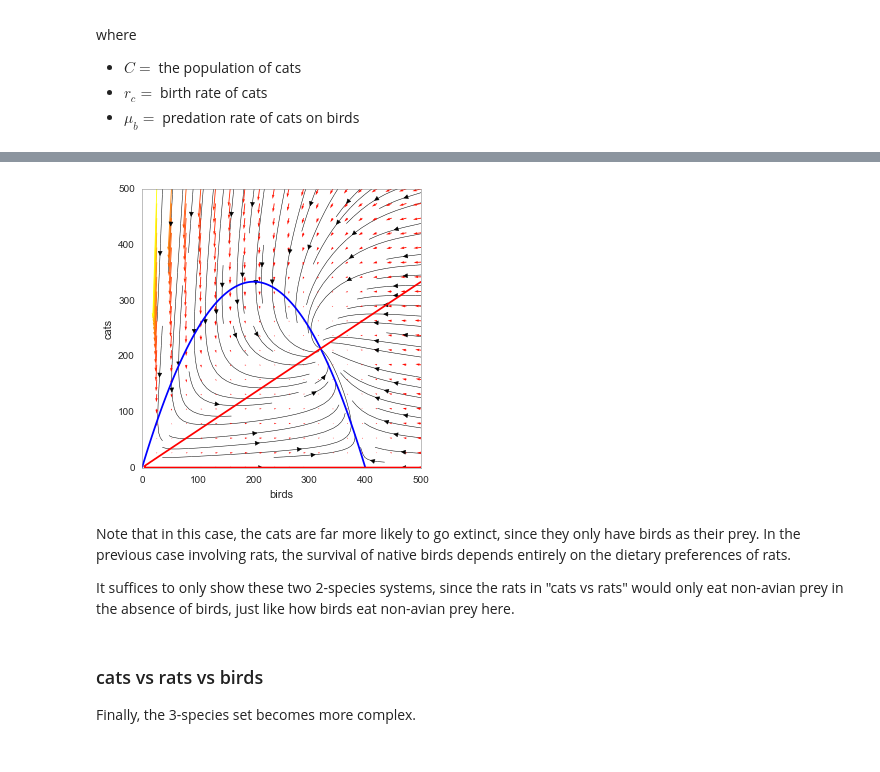
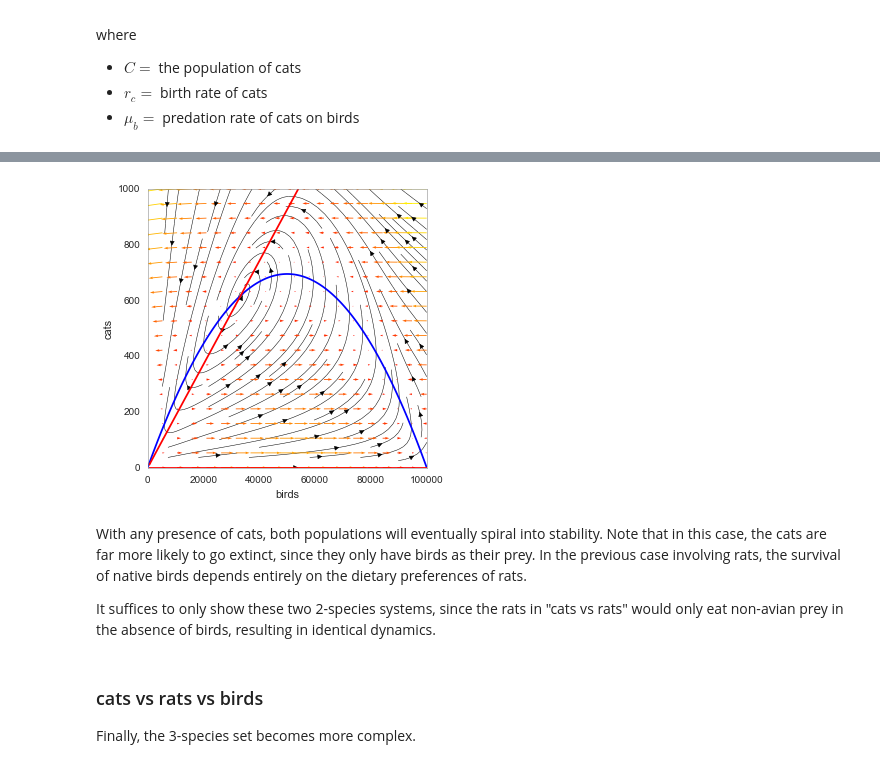
Before and after one commit to aaron2220/Mesopredator-Release, a Jupyter notebook: mesopredator release.ipynb, the cells around one changed output, grey strips where cells are left out. Drawn from its saved outputs; the diff is of its cells as text; code cells hidden in the pictures.

```diff
--- a/mesopredator release.ipynb
+++ b/mesopredator release.ipynb
@@ -205,7 +207,7 @@ def catbird_solve(B0,C0):
         return [f1, f2]
     # initial conditions
     y0 = [B0, C0]
-    t  = np.linspace(0, 20, 1000)       # time
+    t  = np.linspace(0, 100, 1000.)       # time
     # solve the DEs
     soln = odeint(f, y0, t)
     B = soln[:, 0]
@@ -223,18 +225,18 @@ def catbird_solve(B0,C0):
 
 # CONSTANTS
     # birds
-rb = 5  # birth rate
-mub = 1.5   # predation rate
-Kb = 400   # carrying capacity
+rb = 1.5  # birth rate
+mub = 54.   # predation rate
+Kb = 100000.   # carrying capacity
     # cats
-rc = 1.5   # birth rate
+rc = 0.75   # birth rate
 
 # solve the system dy/dt = f(y, t) -> F = y(t)
 # initial conditions
 
 #solve(f,B0,R0,t)
-a_slider = widgets.FloatSliderWidget(min=0, max=500, step=1, value=1)
-b_slider = widgets.FloatSliderWidget(min=0, max=500, step=1, value=1)
+a_slider = widgets.FloatSliderWidget(min=0, max=100000, step=100, value=100000)
+b_slider = widgets.FloatSliderWidget(min=0, max=1000, step=1, value=1)
 w = widgets.interactive( catbird_solve, B0=a_slider, C0=b_slider)
 display(w)
 # %% [output]
@@ -244,14 +255,14 @@ def catbird_phase(rb,mub,rc):
     fig, axis = plt.subplots(figsize=(5,5), dpi=600)
     # CONSTANTS
     # birds
-    Kb = 400   # carrying capacity
+    Kb = 100000.   # carrying capacity
     # non-avian food
-    S = 400.    # total (constant and abundant)
+    S = 10000.    # total (constant and abundant)
     # Initial population values
     ax=0 # birds
     ay=0 # cats
-    bx=500 # birds
-    by=500 # cats
+    bx=100000 # birds
+    by=1000 # cats
 
     # define the model equations
     def f1(B,C):
@@ -266,41 +277,41 @@ def catbird_phase(rb,mub,rc):
     Ny1=20
     xx1= np.linspace(ax,bx,Nx1)
     yy1= np.linspace(ay,by,Ny1)
     X1,Y1 = np.meshgrid(xx1,yy1)
 
     #  X,Y for computing nullclines and the trajectories
     Nx=200
     Ny=200
     xx= np.linspace(ax,bx,Nx)
     yy= np.linspace(ay,by,Ny)
     X,Y = np.meshgrid(xx,yy)
 
     # Nullclines
     levels = [0]
     c1 = axis.contour( X,Y,f1(X,Y), levels, antialiased=True, colors='blue', lw=0.5) # dx/dt=0
     c2 = axis.contour( X,Y,f2(X,Y), levels, antialiased=True, colors='red', lw=0.5) # dy/dt=0
 
     # Trajectories
     axis.streamplot(X1, Y1, f1(X1,Y1),f2(X1,Y1), color='k', linewidth=0.5)
 
     # Velocity field
     plt.quiver(X1,Y1, f1(X1,Y1),f2(X1,Y1), np.sqrt(f1(X1,Y1)**2+f2(X1,Y1)**2), cmap=plt.cm.autumn)
     plt.xlabel(r'birds')
     plt.ylabel(r'cats')
 
 
 
-rb_slider = widgets.FloatSliderWidget(min=0, max=20, step=0.01, value=5.0)
-mub_slider = widgets.FloatSliderWidget(min=0, max=20, step=0.01, value=1.5)
-rc_slider = widgets.FloatSliderWidget(min=0, max=20, step=0.01, value=1.5)
+rb_slider = widgets.FloatSliderWidget(min=0, max=10, step=0.01, value=1.5)
+mub_slider = widgets.FloatSliderWidget(min=0, max=60, step=0.01, value=54)
+rc_slider = widgets.FloatSliderWidget(min=0, max=5, step=0.01, value=0.75)
 phase2D = widgets.interactive( catbird_phase, rb=rb_slider, mub=mub_slider, rc=rc_slider)
 display(phase2D)
 # %% [output]
-[figure, old version]
+[figure, new version]
 # %% [markdown]
-Note that in this case, the cats are far more likely to go extinct, since they only have birds as their prey.  In the previous case involving rats, the survival of native birds depends entirely on the dietary preferences of rats.
+With any presence of cats, both populations will eventually spiral into stability.  Note that in this case, the cats are far more likely to go extinct, since they only have birds as their prey.  In the previous case involving rats, the survival of native birds depends entirely on the dietary preferences of rats.
 
-It suffices to only show these two 2-species systems, since the rats in "cats vs rats" would only eat non-avian prey in the absence of birds, just like how birds eat non-avian prey here.
+It suffices to only show these two 2-species systems, since the rats in "cats vs rats" would only eat non-avian prey in the absence of birds, resulting in identical dynamics.
 # %% [markdown]
 ### cats vs rats vs birds
 Finally, the 3-species set becomes more complex.
```
Also changed, not shown: parts of 10 cells of this notebook.
